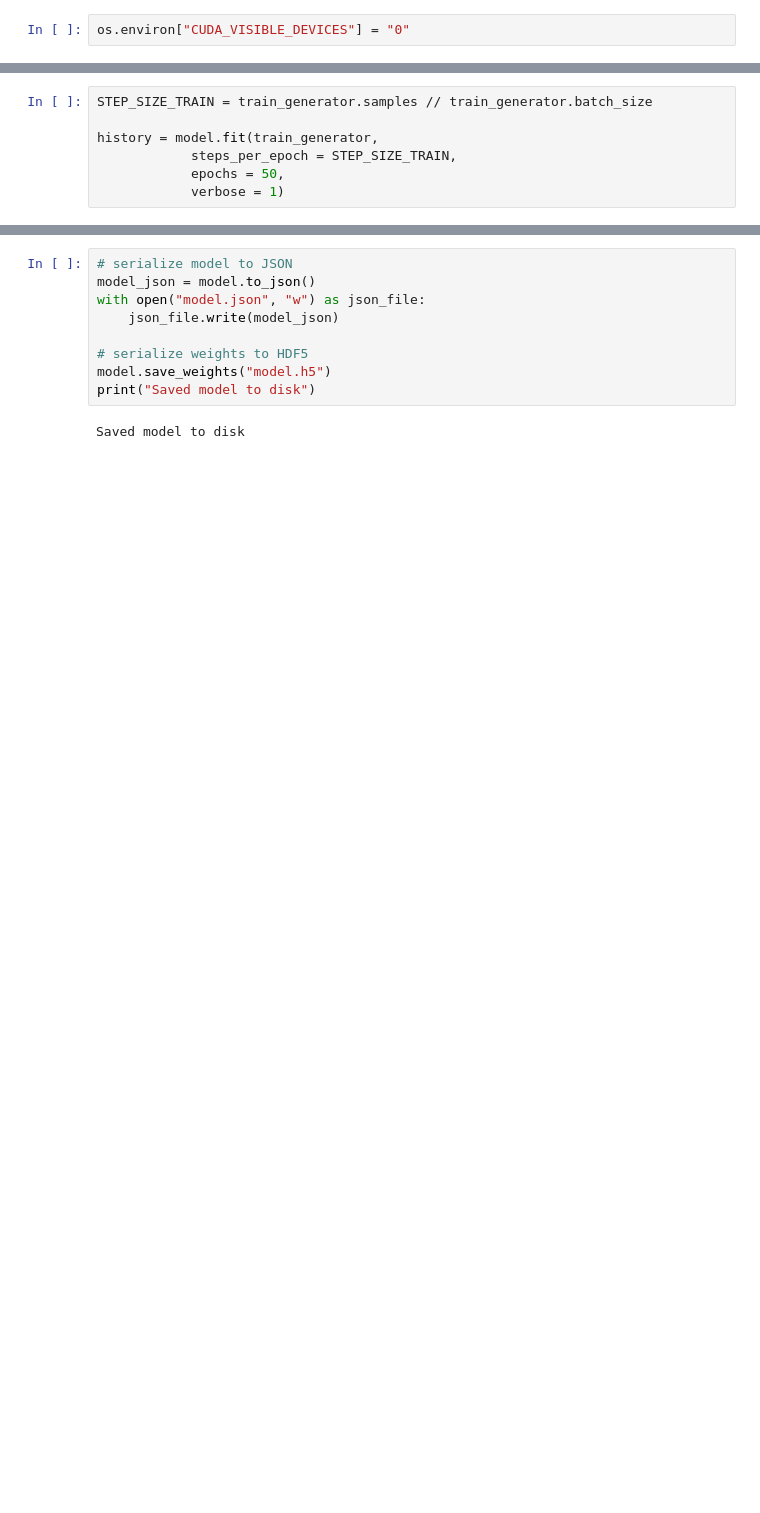
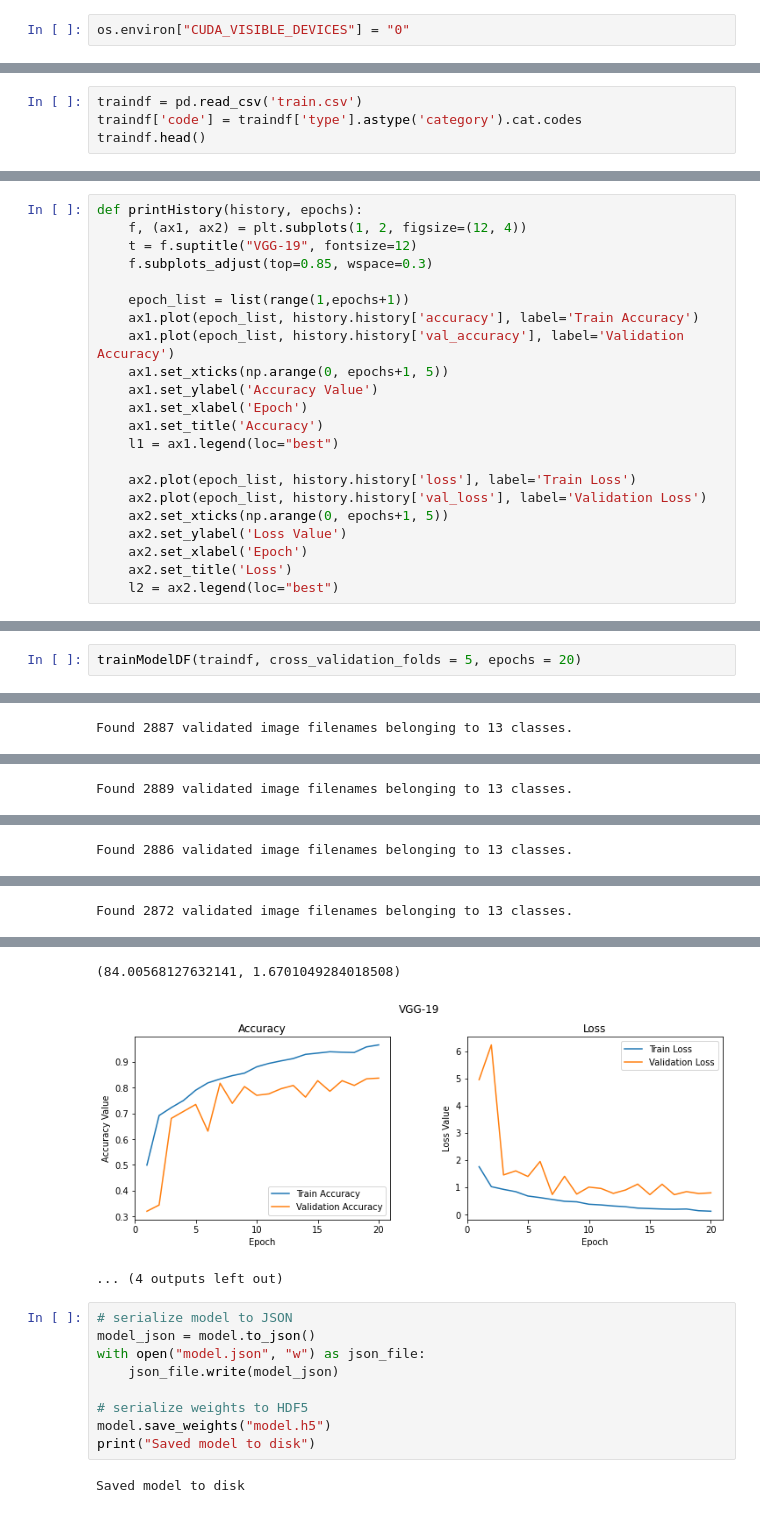
Before and after one commit to Cvrane/ChartReader, a Jupyter notebook: ChartClassification.ipynb, the cells around one changed output, grey strips where cells are left out. Drawn from its saved outputs; the diff is of its cells as text; blank space fills up the shorter version.

Commit message:
google images download and chart classification.

```diff
--- a/ChartClassification.ipynb
+++ b/ChartClassification.ipynb
@@ -72 +18,5 @@ Found 593 validated image filenames belonging to 13 classes.
+# %%
+traindf = pd.read_csv('train.csv')
+traindf['code'] = traindf['type'].astype('category').cat.codes
+traindf.head()
 # %%
@@ -125,7 +59,0 @@ model.compile(loss = "categorical_crossentropy",
-# %%
-STEP_SIZE_TRAIN = train_generator.samples // train_generator.batch_size
-
-history = model.fit(train_generator,
-            steps_per_epoch = STEP_SIZE_TRAIN,
-            epochs = 50,
-            verbose = 1)
@@ -150,0 +60,22 @@ Epoch 50/50
+# %%
+def printHistory(history, epochs):
+    f, (ax1, ax2) = plt.subplots(1, 2, figsize=(12, 4))
+    t = f.suptitle("VGG-19", fontsize=12)
+    f.subplots_adjust(top=0.85, wspace=0.3)
+
+    epoch_list = list(range(1,epochs+1))
+    ax1.plot(epoch_list, history.history['accuracy'], label='Train Accuracy')
+    ax1.plot(epoch_list, history.history['val_accuracy'], label='Validation Accuracy')
+    ax1.set_xticks(np.arange(0, epochs+1, 5))
+    ax1.set_ylabel('Accuracy Value')
+    ax1.set_xlabel('Epoch')
+    ax1.set_title('Accuracy')
+    l1 = ax1.legend(loc="best")
+
+    ax2.plot(epoch_list, history.history['loss'], label='Train Loss')
+    ax2.plot(epoch_list, history.history['val_loss'], label='Validation Loss')
+    ax2.set_xticks(np.arange(0, epochs+1, 5))
+    ax2.set_ylabel('Loss Value')
+    ax2.set_xlabel('Epoch')
+    ax2.set_title('Loss')
+    l2 = ax2.legend(loc="best")
@@ -150,0 +155,3 @@ Epoch 50/50
+# %%
+trainModelDF(traindf, cross_validation_folds = 5, epochs = 20)
+# %% [output]
@@ -150,0 +175 @@ Epoch 50/50
+Found 2887 validated image filenames belonging to 13 classes.
@@ -150,0 +195 @@ Epoch 50/50
+Found 2889 validated image filenames belonging to 13 classes.
@@ -150,0 +213 @@ Epoch 50/50
+Found 2886 validated image filenames belonging to 13 classes.
@@ -150,0 +231 @@ Epoch 50/50
+Found 2872 validated image filenames belonging to 13 classes.
@@ -151,3 +249,6 @@ Epoch 50/50
+(84.00568127632141, 1.6701049284018508)
+[figure, added]
+... (4 outputs left out)
 # %%
 # serialize model to JSON
 model_json = model.to_json()
```
Also changed, not shown: parts of 14 cells of this notebook, 10 other files.
